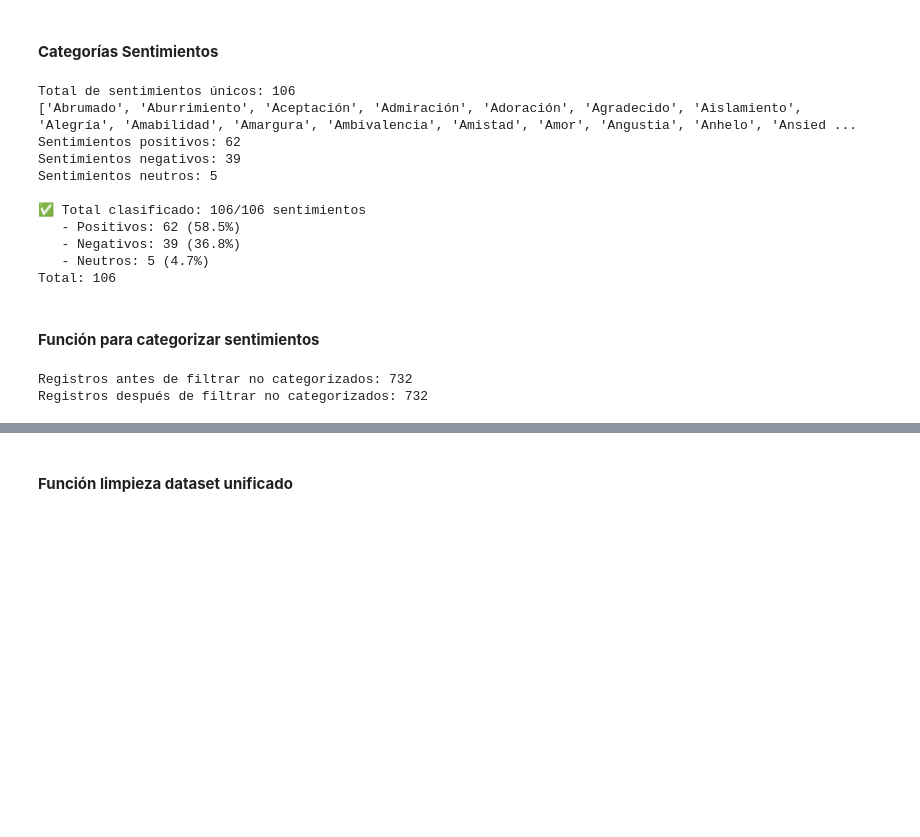
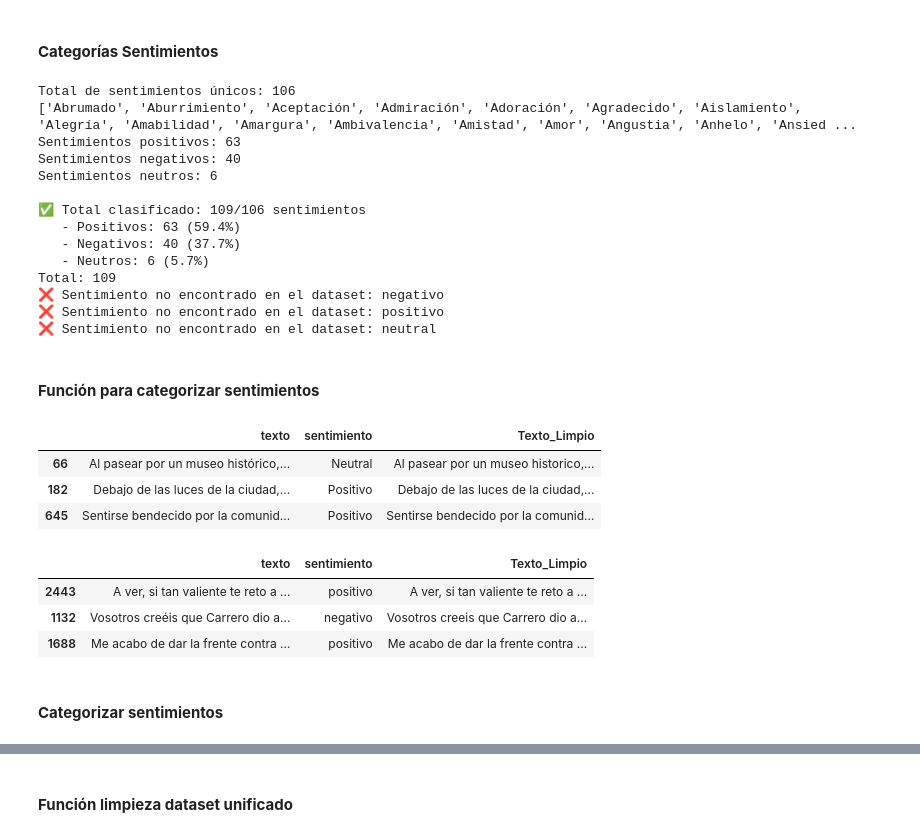
Before and after one commit to ml-punto-tech/sentiment-api, a Jupyter notebook: data-science/notebooks/Procesamiento_y_Clasificacion_de_Datos_SentimentAPI_enero.ipynb, the cells around one changed output, grey strips where cells are left out. Saved outputs shown, nothing was run; the diff lists cells and outputs as text; code cells hidden in the pictures; blank space fills up the shorter version.

```diff
--- a/data-science/notebooks/Procesamiento_y_Clasificacion_de_Datos_SentimentAPI_enero.ipynb
+++ b/data-science/notebooks/Procesamiento_y_Clasificacion_de_Datos_SentimentAPI_enero.ipynb
@@ -349,18 +364,17 @@ print(sentimientos_unicos)
 positivos = [
     'Aceptación', 'Admiración', 'Adoración', 'Agradecido', 'Alegría', 'Amabilidad', 'Amor', 'Amistad', 'Apreciación', 'Armonía', 'Asombro', 'Cautivación', 'Celebración', 'Colorido', 'Confiado','Confianza', 'Contentamiento', 'Creatividad', 'Cumplimiento', 'Descubrimiento', 'Deslumbrar', 'Determinación', 'Disfrute','Diversión', 'Elegancia', 'Emoción', 'Empático', 'Empoderamiento',
     'Encantamiento', 'Energía', 'Entusiasmo', 'Esperanza', 'Euforia', 'Excitación', 'Felicidad', 'Grandeza', 'Gratitud', 'Inspiración', 'Inspirado', 'Intimidación', 'Juguetón', 'Logro','Maravilla', 'Melódico', 'Motivación', 'Optimismo', 'Orgullo',
-    'Positividad', 'Positivo', 'Reconfortante', 'Resiliencia', 'Resplandor', 'Reverencia', 'Romance', 'Satisfacción', 'Serenidad','Ternura', 'Triunfo', 'Ánimo', 'Éxito','Elación','Éxtasis']
+    'Positividad', 'Positivo', 'Reconfortante', 'Resiliencia', 'Resplandor', 'Reverencia', 'Romance', 'Satisfacción', 'Serenidad','Ternura', 'Triunfo', 'Ánimo', 'Éxito','Elación','Éxtasis','positivo']
 print(f'Sentimientos positivos: {len(positivos)}')
 
 # 3. SENTIMIENTOS NEGATIVOS COMPLETOS (Dolor, ira, miedo, estrés, pérdida)
 negativos = [
     'Abrumado', 'Aburrimiento', 'Aislamiento', 'Amargura', 'Angustia', 'Anhelo', 'Ansiedad', 'Aprensivo', 'Arrepentimiento', 'Asco',  'Decepción', 'Desamor', 'Desesperación', 'Despectivo', 'Devastado',
-    'Dolor', 'Enojo', 'Entumecimiento', 'Envidia', 'Envidioso', 'Frustración', 'Frustrado', 'Lástima', 'Obstáculo', 'Malo', 'Melancolía', 'Miedo', 'Negativo', 'Odiar', 'Pena', 'Pérdida', 'Reflexión', 'Resentimiento', 'Soledad', 'Sufrimiento', 'Temeroso', 'Traición', 'Tristeza', 'Verguenza'
-]
+    'Dolor', 'Enojo', 'Entumecimiento', 'Envidia', 'Envidioso', 'Frustración', 'Frustrado', 'Lástima', 'Obstáculo', 'Malo', 'Melancolía', 'Miedo', 'Negativo', 'Odiar', 'Pena', 'Pérdida', 'Reflexión', 'Resentimiento', 'Soledad', 'Sufrimiento', 'Temeroso', 'Traición', 'Tristeza', 'Verguenza','negativo']
 print(f'Sentimientos negativos: {len(negativos)}')
 
 # 4. SENTIMIENTOS NEUTRALES (Estados ambiguos o contemplativos)
-neutros = ['Ambivalencia', 'Curiosidad', 'Neutral','Sorpresa','Anticipación']
+neutros = ['Ambivalencia', 'Curiosidad', 'Neutral','Sorpresa','Anticipación','neutral']
 print(f'Sentimientos neutros: {len(neutros)}')
 
 # Verificación del total
@@ -383,15 +397,18 @@ for sentimiento in sentimientos_unicos:
 # %% [output]
 Total de sentimientos únicos: 106
 ['Abrumado', 'Aburrimiento', 'Aceptación', 'Admiración', 'Adoración', 'Agradecido', 'Aislamiento', 'Alegría', 'Amabilidad', 'Amargura', 'Ambivalencia', 'Amistad', 'Amor', 'Angustia', 'Anhelo', 'Ansied ...
-Sentimientos positivos: 62
-Sentimientos negativos: 39
-Sentimientos neutros: 5
+Sentimientos positivos: 63
+Sentimientos negativos: 40
+Sentimientos neutros: 6
 
-✅ Total clasificado: 106/106 sentimientos
-   - Positivos: 62 (58.5%)
-   - Negativos: 39 (36.8%)
-   - Neutros: 5 (4.7%)
-Total: 106
+✅ Total clasificado: 109/106 sentimientos
+   - Positivos: 63 (59.4%)
+   - Negativos: 40 (37.7%)
+   - Neutros: 6 (5.7%)
+Total: 109
+❌ Sentimiento no encontrado en el dataset: negativo
+❌ Sentimiento no encontrado en el dataset: positivo
+❌ Sentimiento no encontrado en el dataset: neutral
 # %% [markdown]
 #### **Función para categorizar sentimientos**
 # %%
@@ -411,23 +428,19 @@ def categorizar_sentimiento(sentimiento, positivos, negativos, neutros):
     else:
         # Devolvemos None para posterior filtrado
         return None
-
-# Aplicar y filtrar
-df1_clean['Sentimiento_Final'] = df1_clean['sentimiento'].apply(
-    lambda x: categorizar_sentimiento(x, positivos, negativos, neutros)
-)
-
-# Renombrar en data2_clean la columna sentimiento a Sentimiento_Final
-df2_clean.rename({'sentimiento':'Sentimiento_Final'}, axis=1, inplace=True)
-
-# FILTRAR los que no pudieron categorizarse
-df1_categorized = df1_clean[df1_clean['Sentimiento_Final'].notna()].copy().reset_index(drop=True)
-print(f"Registros antes de filtrar no categorizados: {len(df1_clean)}")
-print(f"Registros después de filtrar no categorizados: {len(df1_categorized)}")
-
-df1_categorized.sample(3)
-
-df2_categorized = df2_clean.copy()
-# %% [output]
-Registros antes de filtrar no categorizados: 732
-Registros después de filtrar no categorizados: 732
+# %%
+df1_clean.sample(3)
+# %% [output]
+|  | texto | sentimiento | Texto_Limpio |
+| 66 | Al pasear por un museo histórico,... | Neutral | Al pasear por un museo historico,... |
+| 182 | Debajo de las luces de la ciudad,... | Positivo | Debajo de las luces de la ciudad,... |
+| 645 | Sentirse bendecido por la comunid... | Positivo | Sentirse bendecido por la comunid... |
+# %%
+df2_clean.sample(3)
+# %% [output]
+|  | texto | sentimiento | Texto_Limpio |
+| 2443 | A ver, si tan valiente te reto a ... | positivo | A ver, si tan valiente te reto a ... |
+| 1132 | Vosotros creéis que Carrero dio a... | negativo | Vosotros creeis que Carrero dio a... |
+| 1688 | Me acabo de dar la frente contra ... | positivo | Me acabo de dar la frente contra ... |
+# %% [markdown]
+#### **Categorizar sentimientos**
```
Also changed, not shown: parts of 20 cells of this notebook, 1 other file.
